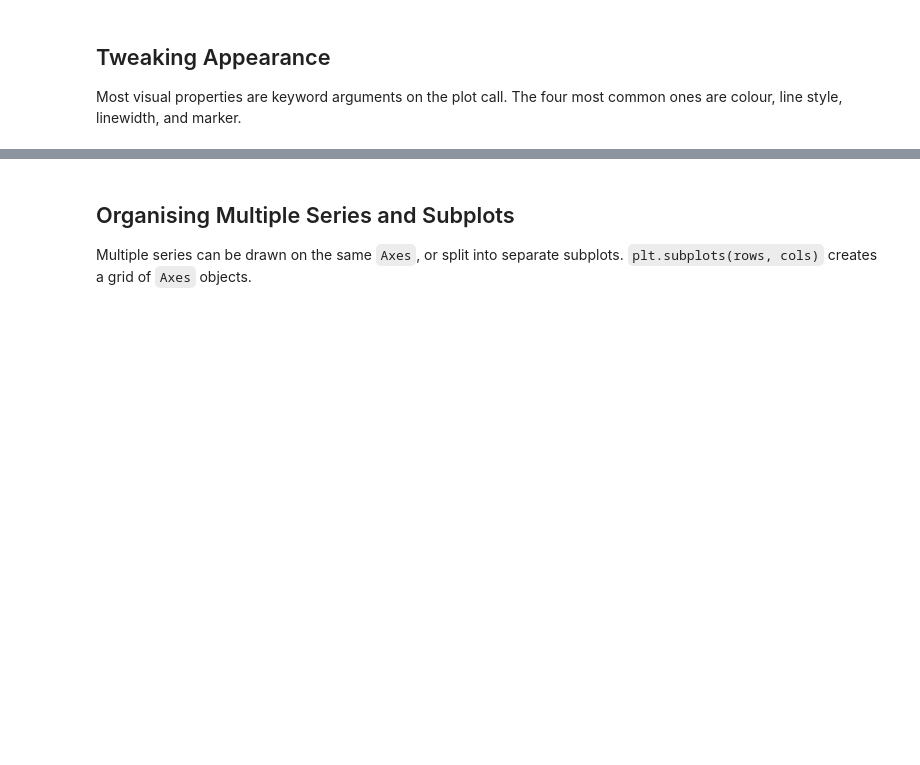
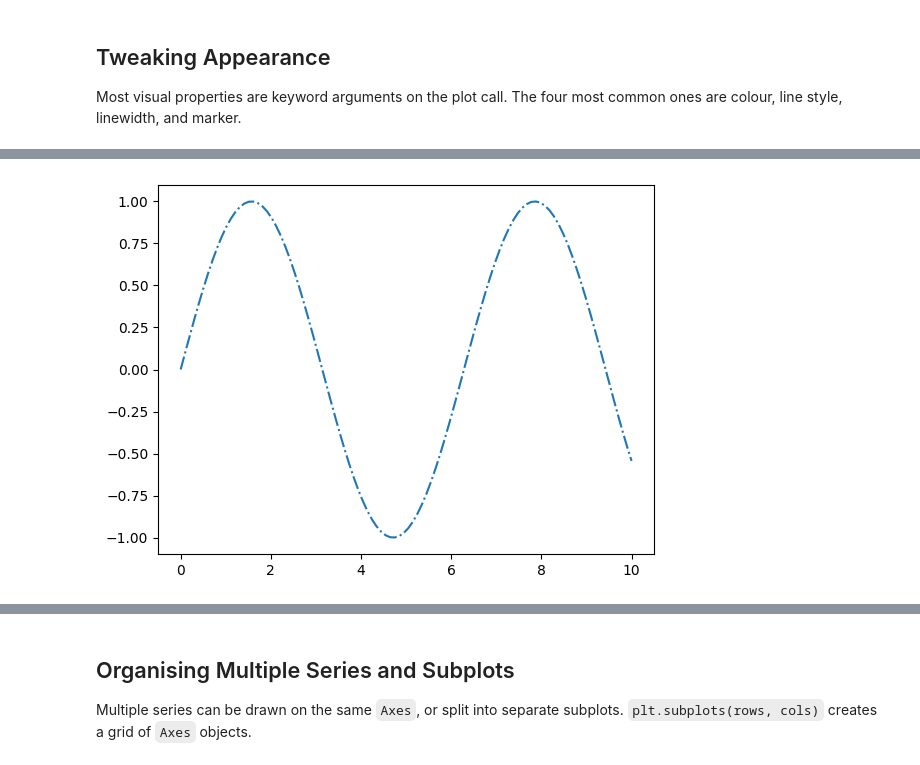
Before and after one commit to Calebchike/NDI-Python-Class, a Jupyter notebook: 12_data_visualisation_with_matplotlib.ipynb, the cells around one changed output, grey strips where cells are left out. Saved outputs shown, nothing was run; the diff lists cells and outputs as text; code cells hidden in the pictures; blank space fills up the shorter version.

```diff
--- a/12_data_visualisation_with_matplotlib.ipynb
+++ b/12_data_visualisation_with_matplotlib.ipynb
@@ -140,8 +179,10 @@ plt.show()
 # %%
 # linestyle - controls the dash pattern of the line
 fig, ax = plt.subplots()
-ax.plot(X, Y, linestyle="--")
+ax.plot(X, Y, linestyle="-.")
 plt.show()
+# %% [output]
+[figure, added]
 # %%
 # linewidth - controls line thickness in points
 fig, ax = plt.subplots()
```
Also changed, not shown: parts of 75 cells of this notebook, 1 other file.
